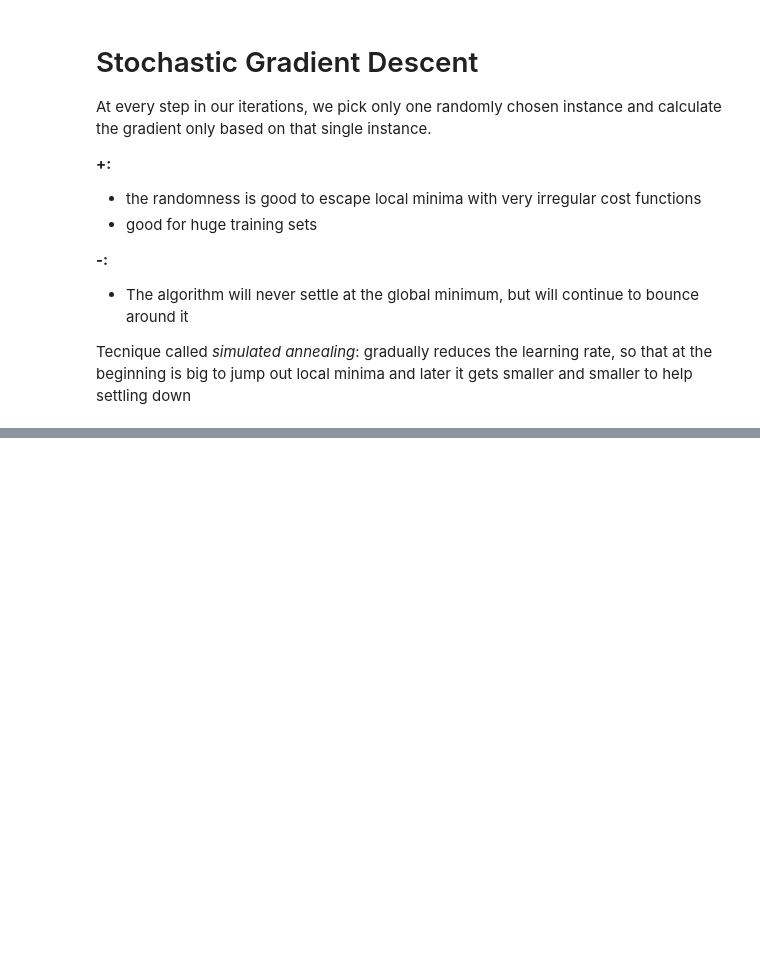
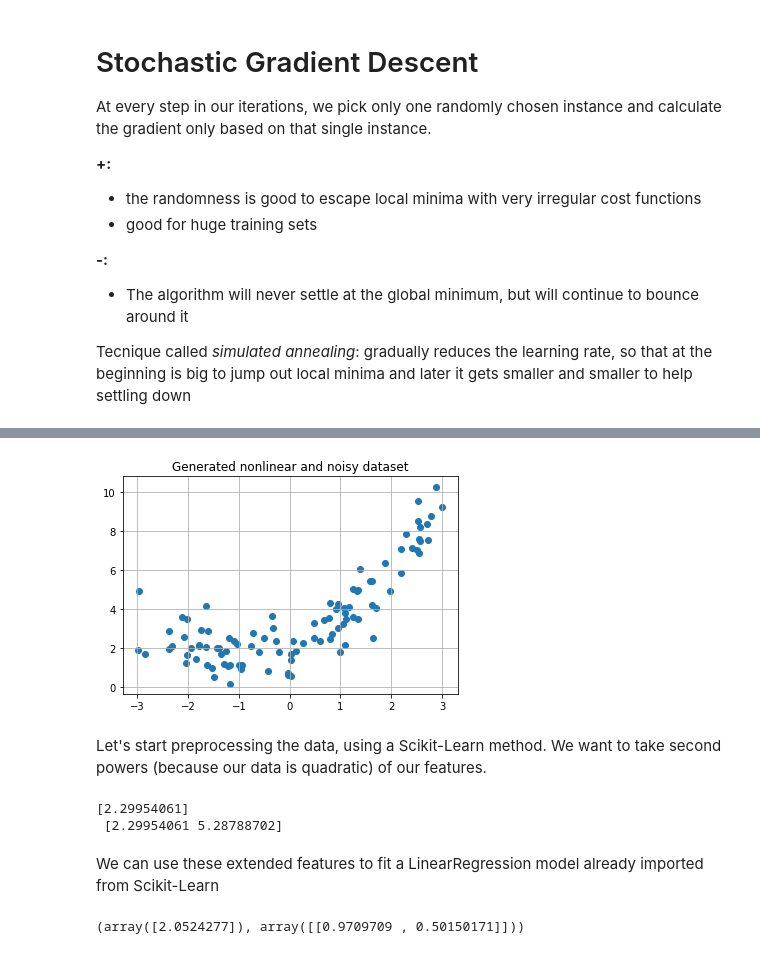
Before and after one commit to ChiaraAlba/Decision-Tree, a Jupyter notebook: practice.ipynb, the cells around one changed output, grey strips where cells are left out. Drawn from its saved outputs; the diff is of its cells as text; code cells hidden in the pictures; blank space fills up the shorter version.

```diff
--- a/practice.ipynb
+++ b/practice.ipynb
@@ -158,0 +182,31 @@ for epoch in range(11):
+# %%
+m = 100
+X = 6 * np.random.rand(m,1) - 3
+y = 0.5 * X**2 + X + 2 + np.random.randn(m, 1)
+plt.scatter(X,y)
+plt.title('Generated nonlinear and noisy dataset')
+plt.grid(True)
+plt.show()
+# %% [output]
+[figure, added]
+# %% [markdown]
+Let's start preprocessing the data, using a Scikit-Learn method. We want to take second powers (because our data is quadratic) of our features.
+# %%
+from sklearn.preprocessing import PolynomialFeatures
+
+poly_feat = PolynomialFeatures(degree=2, include_bias=False)
+X_poly = poly_feat.fit_transform(X)
+
+print(X[0],'\n', X_poly[0])
+# %% [output]
+[2.29954061]
+ [2.29954061 5.28788702]
+# %% [markdown]
+We can use these extended features to fit a LinearRegression model already imported from Scikit-Learn
+# %%
+lin_reg = LinearRegression()
+lin_reg.fit(X_poly, y)
+
+lin_reg.intercept_, lin_reg.coef_
+# %% [output]
+(array([2.0524277]), array([[0.9709709 , 0.50150171]]))
```
Also changed, not shown: parts of 20 cells of this notebook.
